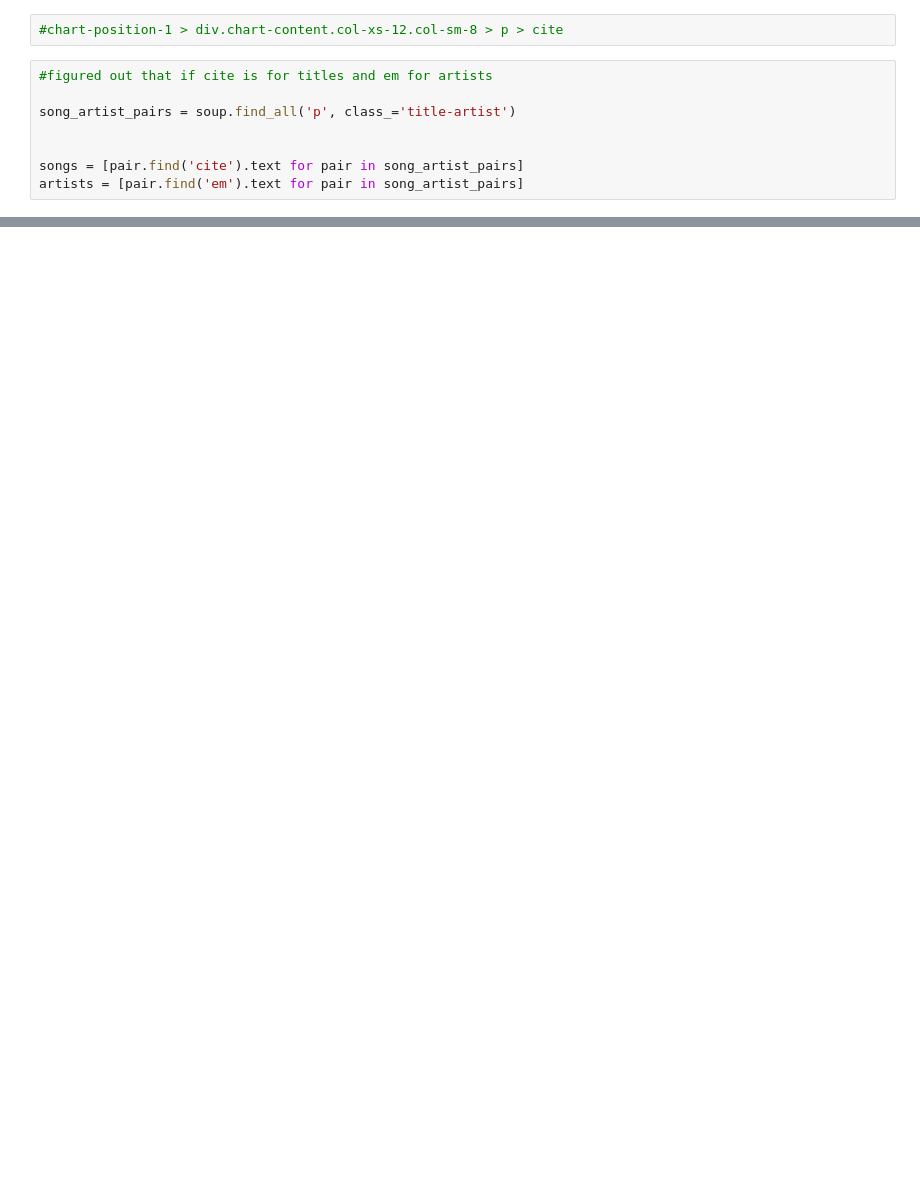
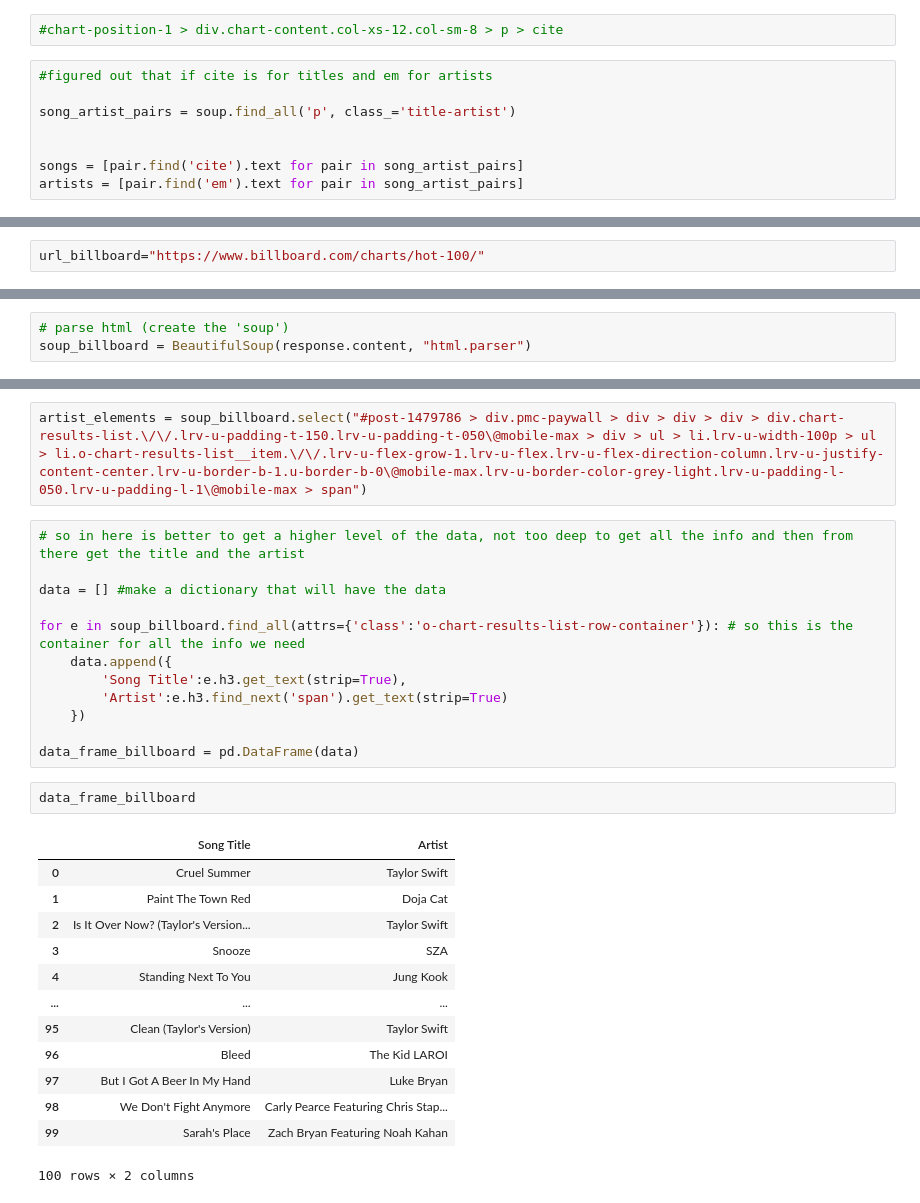
Before and after one commit to Alpha1294/lab-web-scraping-single-page, a Jupyter notebook: scrape_lab.ipynb, the cells around one changed output, grey strips where cells are left out. Drawn from its saved outputs; the diff is of its cells as text; blank space fills up the shorter version.

```diff
--- a/scrape_lab.ipynb
+++ b/scrape_lab.ipynb
@@ -88 +52,3 @@ df
 100 rows × 2 columns
+# %%
+url_billboard="https://www.billboard.com/charts/hot-100/"
@@ -88,0 +61,3 @@ df
+# %%
+# parse html (create the 'soup')
+soup_billboard = BeautifulSoup(response.content, "html.parser")
@@ -88,0 +86,30 @@ df
+# %%
+artist_elements = soup_billboard.select("#post-1479786 > div.pmc-paywall > div > div > div > div.chart-results-list.\/\/.lrv-u-padding-t-150.lrv-u-padding-t-050\@mobile-max > div > ul > li.lrv-u-width-100p > ul > li.o-chart-results-list__item.\/\/.lrv-u-flex-grow-1.lrv-u-flex.lrv-u-flex-direction-column.lrv-u-justify-content-center.lrv-u-border-b-1.u-border-b-0\@mobile-max.lrv-u-border-color-grey-light.lrv-u-padding-l-050.lrv-u-padding-l-1\@mobile-max > span")
+# %%
+# so in here is better to get a higher level of the data, not too deep to get all the info and then from there get the title and the artist
+
+data = [] #make a dictionary that will have the data
+
+for e in soup_billboard.find_all(attrs={'class':'o-chart-results-list-row-container'}): # so this is the container for all the info we need
+    data.append({
+        'Song Title':e.h3.get_text(strip=True),
+        'Artist':e.h3.find_next('span').get_text(strip=True)
+    })
+
+data_frame_billboard = pd.DataFrame(data)
+# %%
+data_frame_billboard
+# %% [output]
+|  | Song Title | Artist |
+| 0 | Cruel Summer | Taylor Swift |
+| 1 | Paint The Town Red | Doja Cat |
+| 2 | Is It Over Now? (Taylor's Version... | Taylor Swift |
+| 3 | Snooze | SZA |
+| 4 | Standing Next To You | Jung Kook |
+| ... | ... | ... |
+| 95 | Clean (Taylor's Version) | Taylor Swift |
+| 96 | Bleed | The Kid LAROI |
+| 97 | But I Got A Beer In My Hand | Luke Bryan |
+| 98 | We Don't Fight Anymore | Carly Pearce Featuring Chris Stap... |
+| 99 | Sarah's Place | Zach Bryan Featuring Noah Kahan |
+100 rows × 2 columns
```
Also changed, not shown: parts of 12 cells of this notebook, 1 other file.
